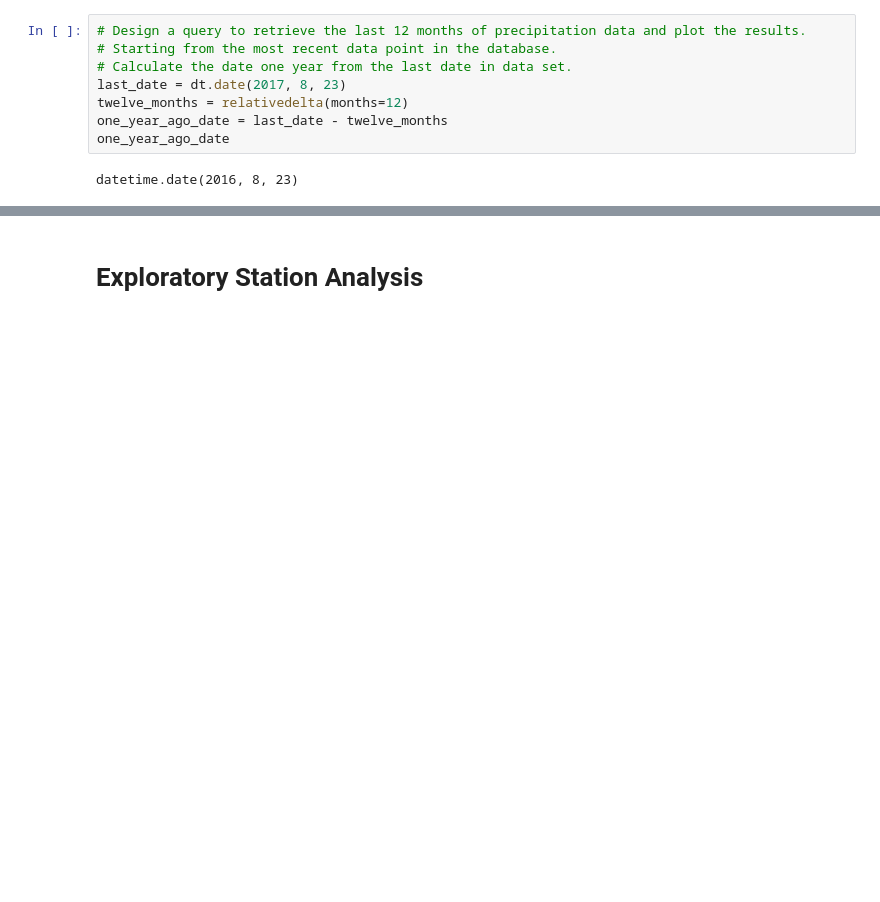
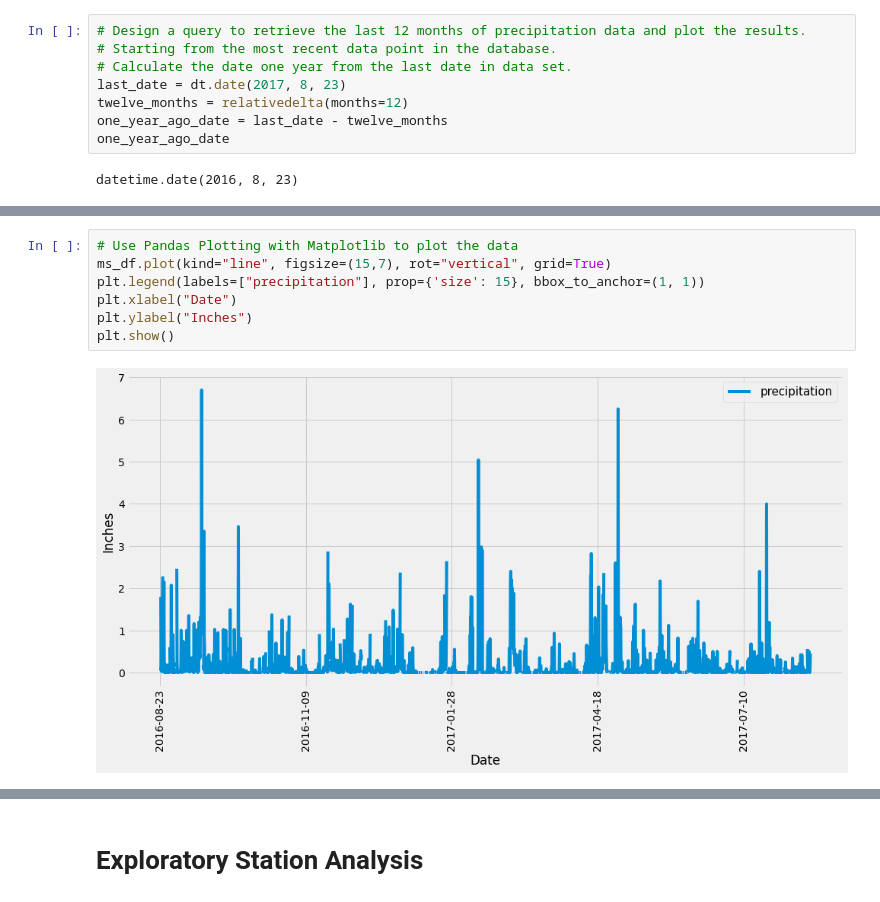
Before and after one commit to leoipn/sqlalchemy-challenge, a Jupyter notebook: climate_starter.ipynb, the cells around one changed output, grey strips where cells are left out. Cells and saved outputs as stored; diff of their text form; blank space fills up the shorter version.

Commit message:
SQL Alchemy - First Plot done

```diff
--- a/climate_starter.ipynb
+++ b/climate_starter.ipynb
@@ -118,2 +120,11 @@ plt.show()
+# %%
+# Use Pandas Plotting with Matplotlib to plot the data
+ms_df.plot(kind="line", figsize=(15,7), rot="vertical", grid=True)
+plt.legend(labels=["precipitation"], prop={'size': 15}, bbox_to_anchor=(1, 1))
+plt.xlabel("Date")
+plt.ylabel("Inches")
+plt.show()
+# %% [output]
+[figure, added]
 # %%
 # Use Pandas to calcualte the summary statistics for the precipitation data
```
Also changed, not shown: parts of 10 cells of this notebook.
